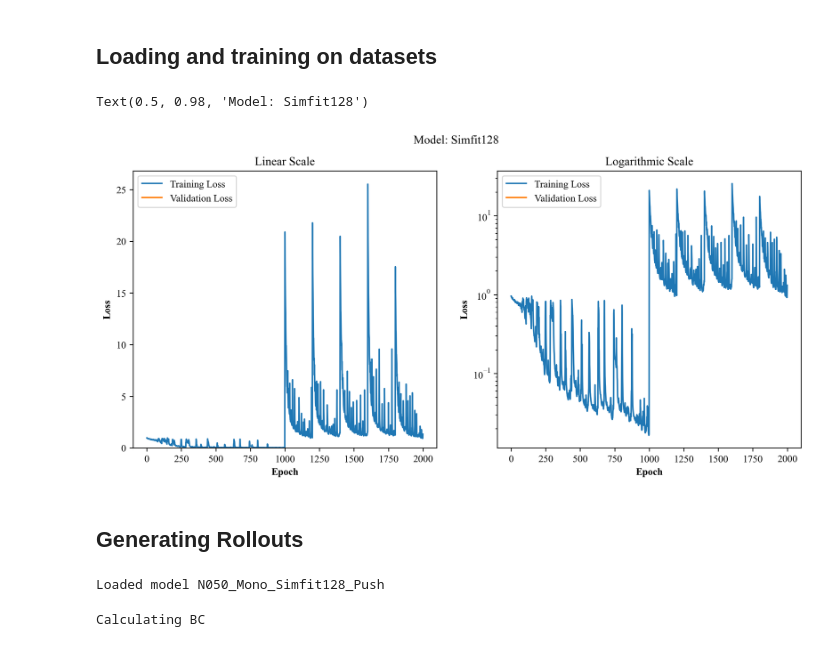
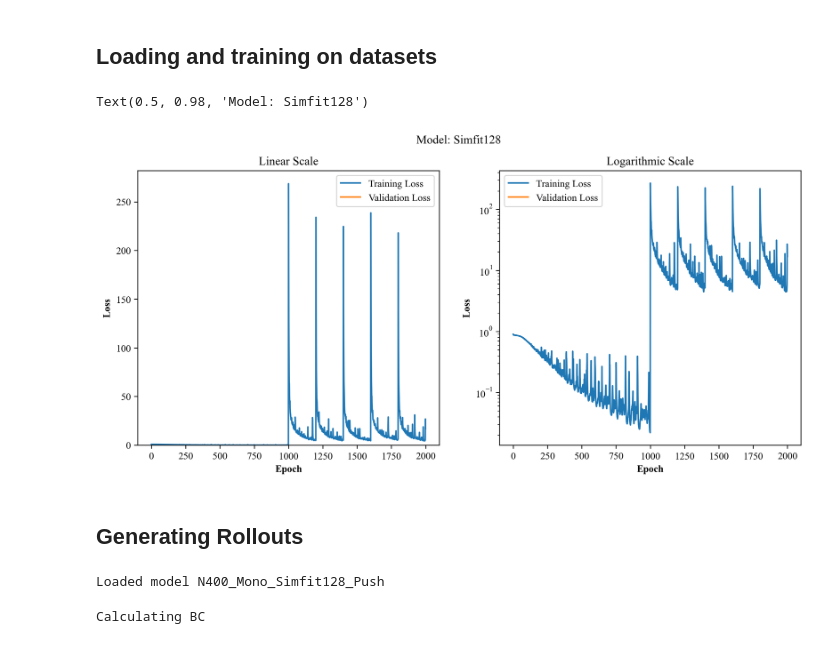
Before and after one commit to MaxGeraedts/DEM-GNN, a Jupyter notebook: Main.ipynb, the cells around one changed output. Drawn from its saved outputs; the diff is of its cells as text; code cells hidden in the pictures.

```diff
--- a/Main.ipynb
+++ b/Main.ipynb
@@ -47,14 +47,14 @@ metric_dict = EvaluateExperiment(exp_settings,save_name='2Sphere')
 # %%
 from Plotting import PlotTrainingLoss
 #dataset_name = '2Sphere'
-dataset_name = 'N050_Mono'
+dataset_name = 'N400_Mono'
 model_ident = 'Simfit128'
 fig,axs = PlotTrainingLoss(dataset_name,model_ident,push=True)
 
 fig.suptitle(f"Model: {model_ident}")
 # %% [output]
 Text(0.5, 0.98, 'Model: Simfit128')
-[figure, old version]
+[figure, new version]
 # %% [markdown]
 ## Generating Rollouts
 # %%
@@ -64,7 +64,7 @@ from Encoding import SaveRolloutAsJSON
 from Evaluation import ParticlesOutsideBoundary
 from HeteroML import GetHeteroModel,LearnedSimulatorHetero, CartesianHetero,DistanceHetero, NormalizeHeteroData
 
-dataset_name="N050_Mono"
+dataset_name="N400_Mono"
 model_ident = "Simfit128_Push"
 hetero = True
 
@@ -82,7 +82,7 @@ else:
     transform = T.Compose([T.ToUndirected(),CartesianHetero(False),DistanceHetero(),NormalizeHeteroData(dataset_name,scale_name,edge_only=False)])
     Simulation = LearnedSimulatorHetero(model, scale_function = Rescale(dataset_name,scale_name),transform = transform,device='cuda')
 # %% [output]
-Loaded model N050_Mono_Simfit128_Push
+Loaded model N400_Mono_Simfit128_Push
 # %%
 plot = False
 if dataset_name == '2Sphere': plot=True
```
Also changed, not shown: parts of 3 cells of this notebook, 2 other files.
